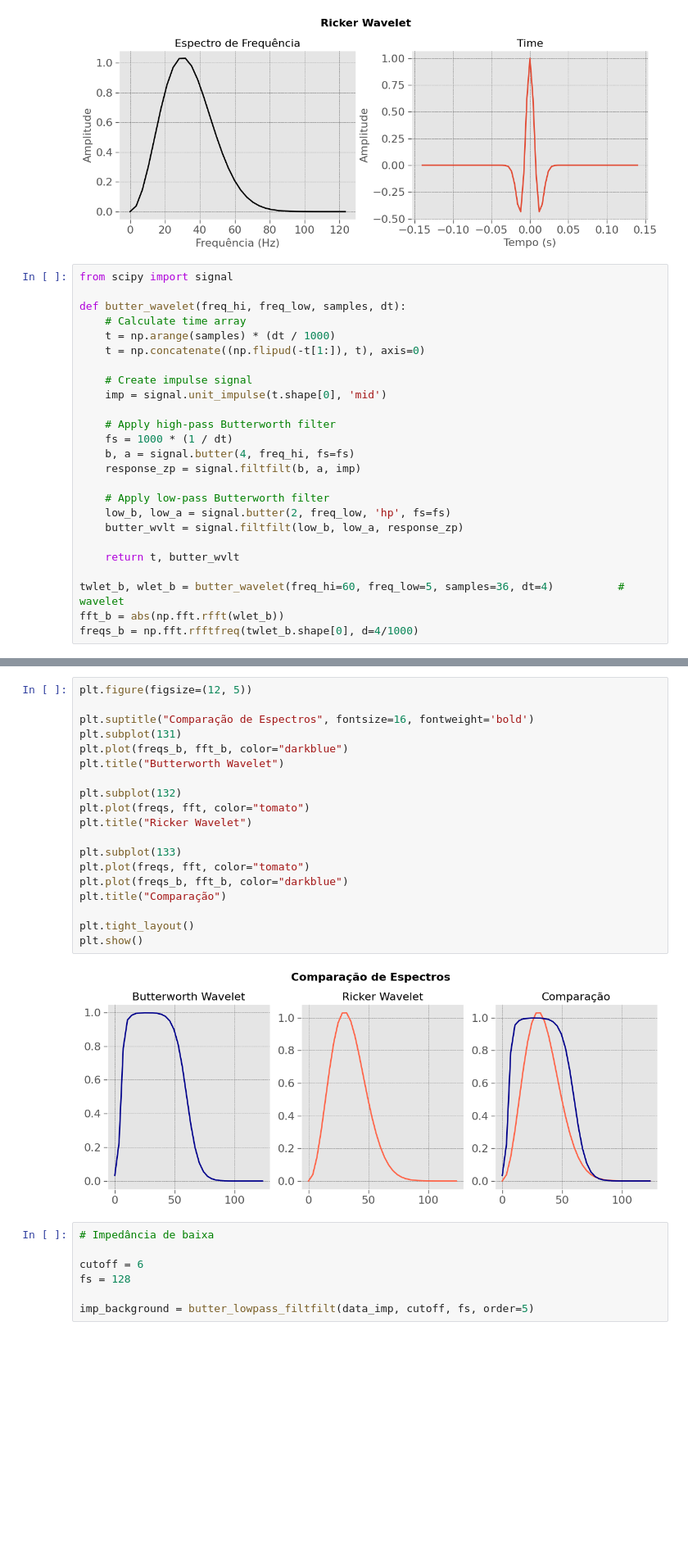
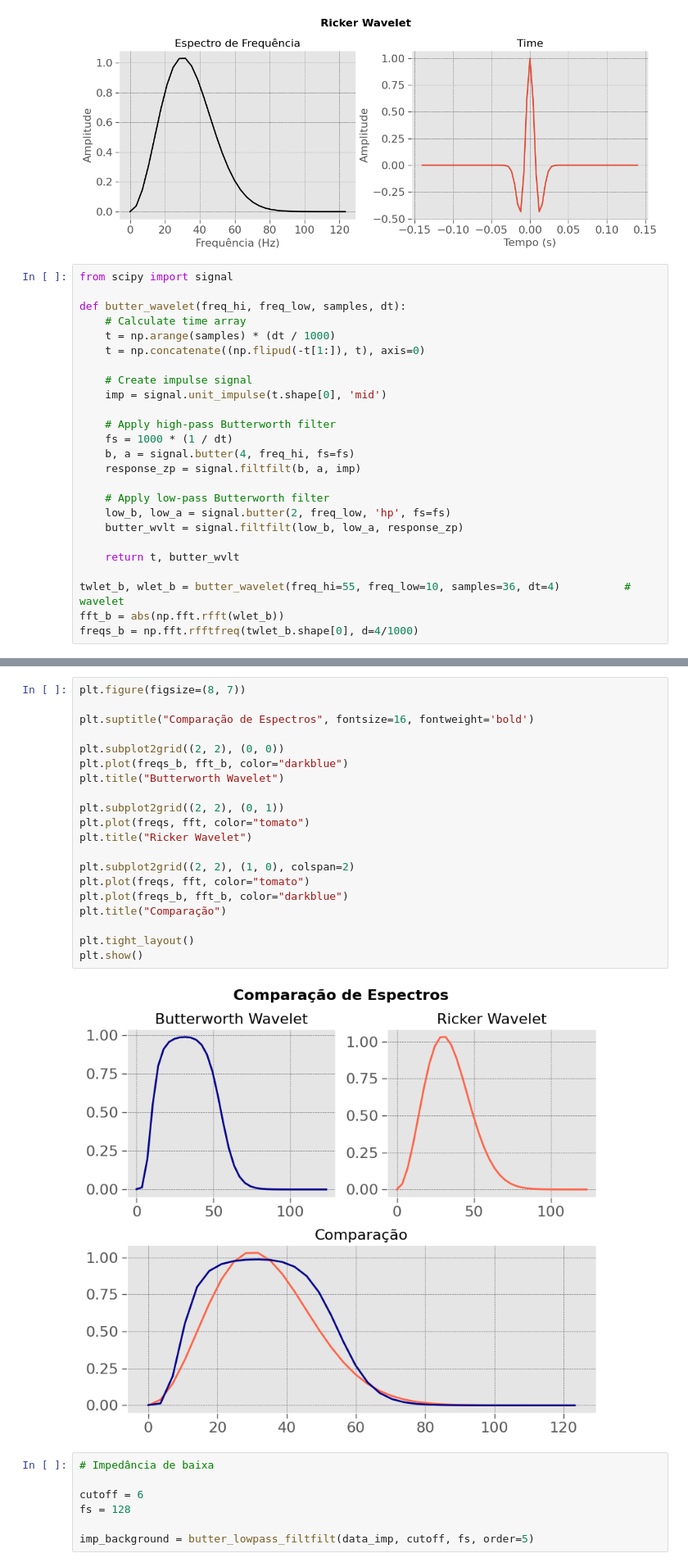
Before and after one commit to albano-a/inversion_methods_algorithms, a Jupyter notebook: full_section.ipynb, the cells around one changed output, grey strips where cells are left out. Shown at 82% size. Saved outputs shown, nothing was run; the diff lists cells and outputs as text; blank space fills up the shorter version.

```diff
--- a/full_section.ipynb
+++ b/full_section.ipynb
@@ -129,7 +122,7 @@ def butter_wavelet(freq_hi, freq_low, samples, dt):
 
     return t, butter_wvlt
 
-twlet_b, wlet_b = butter_wavelet(freq_hi=60, freq_low=5, samples=36, dt=4)          # wavelet
+twlet_b, wlet_b = butter_wavelet(freq_hi=55, freq_low=10, samples=36, dt=4)          # wavelet
 fft_b = abs(np.fft.rfft(wlet_b))
 freqs_b = np.fft.rfftfreq(twlet_b.shape[0], d=4/1000)
 # %%
@@ -153,24 +146,25 @@ plt.show()
 # %%
-plt.figure(figsize=(12, 5))
+plt.figure(figsize=(8, 7))
 
 plt.suptitle("Comparação de Espectros", fontsize=16, fontweight='bold')
-plt.subplot(131)
+
+plt.subplot2grid((2, 2), (0, 0))
 plt.plot(freqs_b, fft_b, color="darkblue")
 plt.title("Butterworth Wavelet")
 
-plt.subplot(132)
+plt.subplot2grid((2, 2), (0, 1))
 plt.plot(freqs, fft, color="tomato")
 plt.title("Ricker Wavelet")
 
-plt.subplot(133)
+plt.subplot2grid((2, 2), (1, 0), colspan=2)
 plt.plot(freqs, fft, color="tomato")
 plt.plot(freqs_b, fft_b, color="darkblue")
 plt.title("Comparação")
 
 plt.tight_layout()
 plt.show()
 # %% [output]
-[figure, old version]
+[figure, new version]
 # %%
 # Impedância de baixa
 
```
Also changed, not shown: parts of 6 cells of this notebook, 14 other files.
